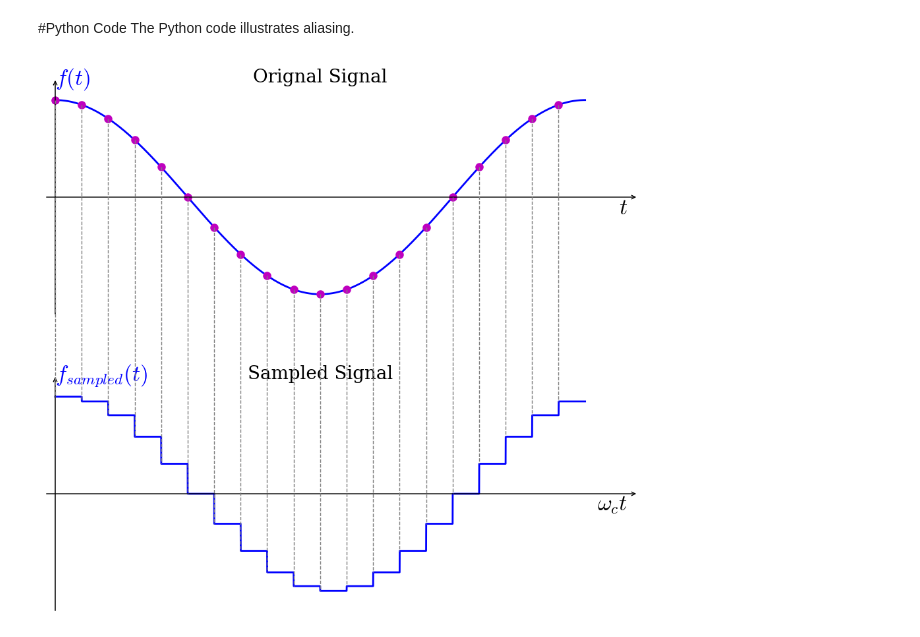
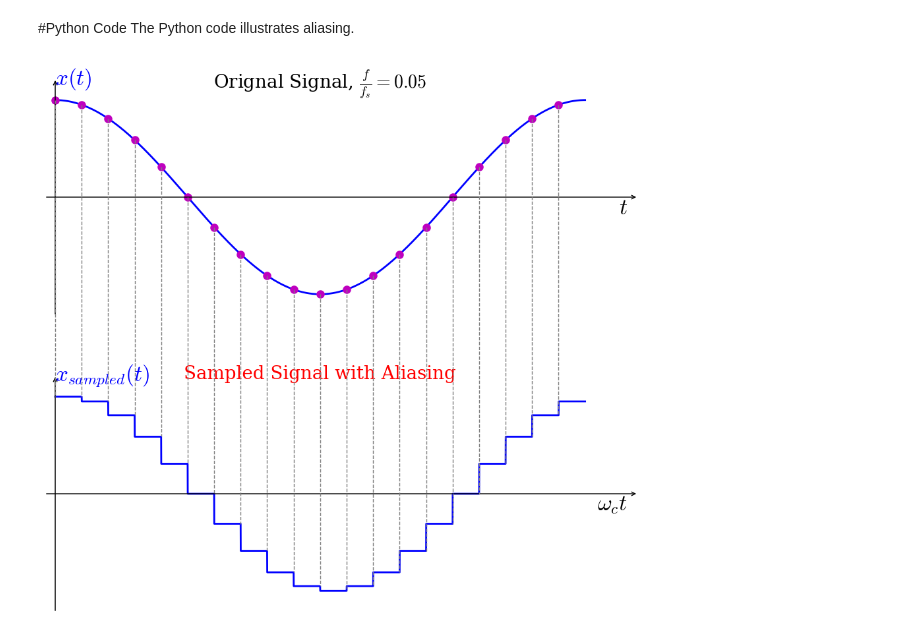
Before and after one commit to bingsen-wang/EE-Fundamentals, a Jupyter notebook: Aliasing.ipynb, the cells around one changed output. Drawn from its saved outputs; the diff is of its cells as text; code cells hidden in the pictures.

```diff
--- a/Aliasing.ipynb
+++ b/Aliasing.ipynb
@@ -13,8 +13,7 @@ The Python code illustrates aliasing.
 # %%
 import matplotlib
 from os import linesep
-from numpy import linspace,cos,pi,arccos,heaviside,array,sort,concatenate
-from scipy.optimize import fsolve
+from numpy import linspace,cos,pi
 import matplotlib.pyplot as plt
 from matplotlib import animation,rc
 rc('animation', html='jshtml')
@@ -41,14 +40,13 @@ def l2Ax(fig,ax1,ax2,ps1,ps2):
   return
 
 #parameters
-Nf = 100 # number of frames
+Nf = 40 # number of frames
 fs = 20 # sampling frequency
 Np = fs*500 # number of points
 theta = 0 #phase angle of modulation function
 fm = 1 # fundamental frequency
-fm_v = linspace(1,20,Nf)
-MI = 0.9 # modulation index
-
+fm_v = linspace(1,20.5,Nf)
+MI = 0.9 # amplitude
 #time series
 t=linspace(0,1,Np)
 ts = linspace(0,1-1/fs,fs) #samping instants
@@ -59,43 +57,50 @@ fig.tight_layout()
 ax_frame = [[[0, 0.55, 1, .4], [-.02,1.1], [-1.1,1.1]], #Original signal
             [[0, 0.05,   1, .4], [-.02,1.1], [-1.1,1.1]], # sampled signal
             ]# [pos-boundary, xlim, ylim] for subplots
-ax_lbl=[[['$f(t)$'], '$t$'],
-        [['$f_{sampled}(t)$'], r'$\omega_c t$'],
+ax_lbl=[[['$x(t)$'], '$t$'],
+        [['$x_{sampled}(t)$'], r'$\omega_c t$'],
         ] #yx axes labels
 titles = ['Orignal Signal',
           'Sampled Signal',
           ]
 clst=[['b','m'],['b']] #colors of lines
 ax_lst=[] #axis list or the list of subplots
 lines_lst = [] #array for all lines
+tx_lst=[]
 for k in range(len(ax_frame)):
   xn,xm,yn,ym = ax_frame[k][1]+ax_frame[k][2]
   ax=fig.add_axes(ax_frame[k][0],xlim=[xn,xm], ylim=[yn,ym],fc='none') #no fc
   ax.axis('off') #turn off axis frames
   ax_lst.append(ax)
   ax.annotate("", (xm, 0), (xn, 0),arrowprops={'arrowstyle':"->"}) #x-axis
   ax.annotate("", (0,ym), (0,yn),arrowprops={'arrowstyle':"->"}) #y-axis
   for i in range(len(ax_lbl[k][0])):
     lines_lst.append(ax.plot([], [], clst[k][i], lw=2)[0])
     y_text=ax.text(0.08*i,ym,ax_lbl[k][0][i],size=24,va='center',color=clst[k][i]) #y label
     if k==0:
       lines_lst.append(ax.plot([], [], clst[k][-1], marker='o',markersize=8, ls='')[0])
   ax.text(xm-.02,0,ax_lbl[k][-1],size=24,va='top',ha='right') #x-axis label
-  ax_lst[k].text(0.5,ax_frame[0][2][1]+0.1,titles[k],va='top',ha='center',size=20)
+  tx_lst.append(ax_lst[k].text(0.5,ax_frame[0][2][1]+0.1,titles[k],va='top',ha='center',size=20))
 
 # animation function. This is called sequentially
 def animate(i):
   lines_lst[0].set_data(t,f(MI,fm_v[i],0,t))
+  tx_lst[0].set_text(titles[0]+r', $\frac{f}{f_s}='+str(round(fm_v[i]/fs,2))+'$')
   lines_lst[1].set_data(ts,f(MI,fm_v[i],0,ts))
   lines_lst[2].set_data(t,f_sampled(MI,fm_v[i],fs,0,t))
-  l2Ax(fig,ax_lst[0],ax_lst[1],[ts,f(MI,fm_v[i],0,ts)],[ts,f(MI,fm_v[i],0,ts)])
+  if fm_v[i]/fs>0.5:
+    tx_lst[1].set_text(titles[1]+  ' with Aliasing')
+    tx_lst[1].set_color('r')
+    # lines_lst[1].set_color('r')
+    # lines_lst[2].set_color('r')
+  l2Ax(fig,ax_lst[0],ax_lst[1],[ts,f(MI,fm_v[i],0,ts)],[ts,f_sampled(MI,fm_v[i],fs,0,ts)])
   return
 
-anim = animation.FuncAnimation(fig, animate, frames=Nf, interval=50)
+anim = animation.FuncAnimation(fig, animate, frames=Nf, interval=500)
 # anim #uncomment to generate animation in the output area
 # to save the animation, uncomment the following three lines
 fn = r"aliasing.mp4"
-writervideo = animation.FFMpegWriter(fps=4)
+writervideo = animation.FFMpegWriter(fps=2)
 anim.save(fn, writer=writervideo,dpi = 120)
 # %% [output]
-[figure, old version]
+[figure, new version]
```
